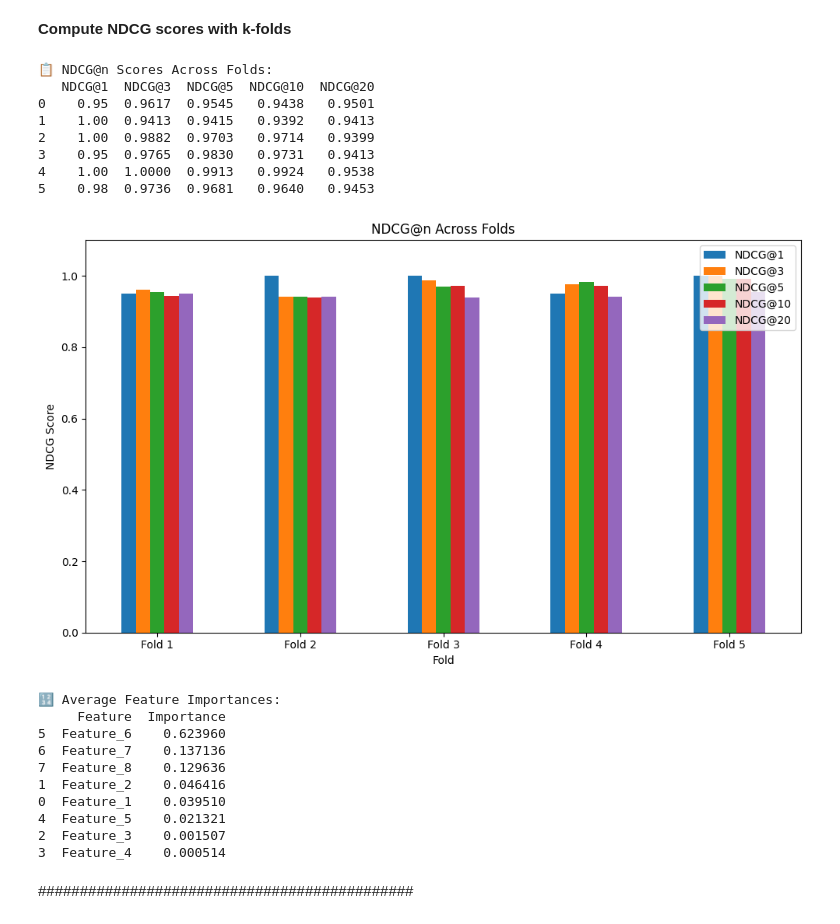
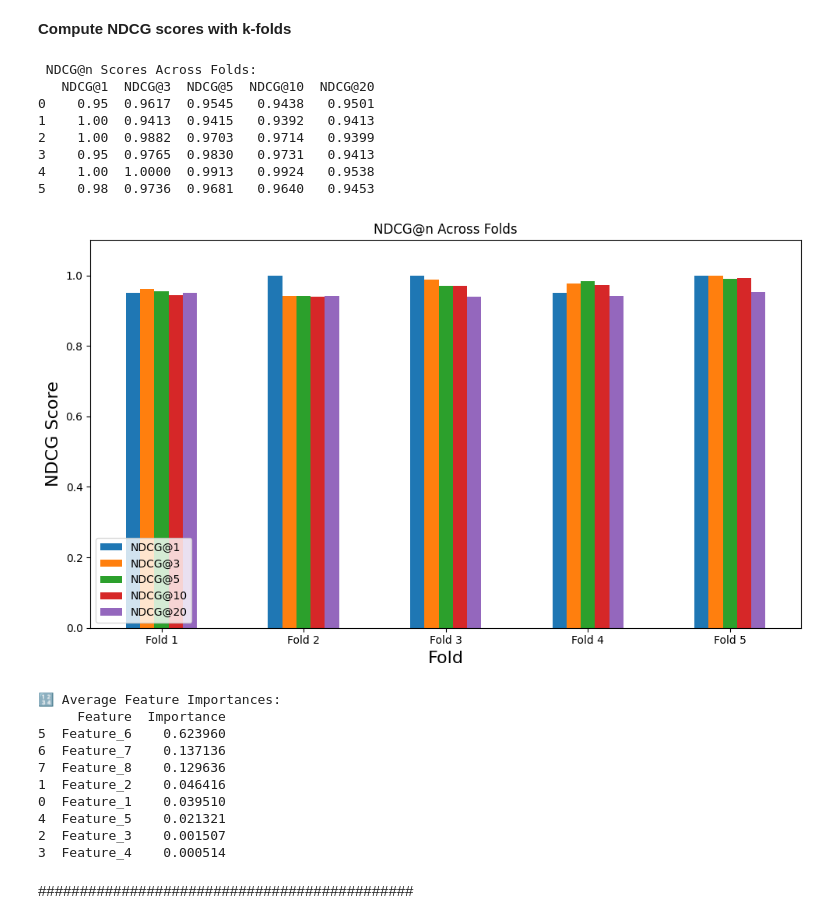
Before and after one commit to ColinDaly75/ES-Ranking, a Jupyter notebook: ltr-compute-es-search-results.ipynb, the cells around one changed output. Cells and saved outputs as stored; diff of their text form; code cells hidden in the pictures.

```diff
--- a/ltr-compute-es-search-results.ipynb
+++ b/ltr-compute-es-search-results.ipynb
@@ -82,38 +82,39 @@ results_df = pd.DataFrame(results)
 avg_scores = results_df.mean()
 avg_scores.name = 'Average'
 results_df = pd.concat([results_df, avg_scores.to_frame().T], ignore_index=True)
 
-print("\n📋 NDCG@n Scores Across Folds:")
+print("\n NDCG@n Scores Across Folds:")
 print(results_df.round(4))
 
 # Plot
 results_df.iloc[:-1].plot(kind='bar', figsize=(10, 6), title='NDCG@n Across Folds')
-plt.xlabel("Fold")
-plt.ylabel("NDCG Score")
+plt.xlabel("Fold", fontsize=16)
+plt.ylabel("NDCG Score",  fontsize=16)
 plt.xticks(ticks=range(len(results_df)-1), labels=[f'Fold {i+1}' for i in range(len(results_df)-1)], rotation=0)
 plt.ylim(0, 1.1)
 plt.tight_layout()
+plt.legend(loc='lower left')  # Changed legend location to lower left
 plt.show()
 
 # Feature Importances
 avg_feature_importances = np.mean(feature_importances, axis=0)
 feature_df = pd.DataFrame({
     'Feature': [f'Feature_{i+1}' for i in range(len(avg_feature_importances))],
     'Importance': avg_feature_importances
 }).sort_values(by='Importance', ascending=False)
 
 print("\n🔢 Average Feature Importances:")
 print(feature_df)
 # %% [output]
-📋 NDCG@n Scores Across Folds:
+ NDCG@n Scores Across Folds:
    NDCG@1  NDCG@3  NDCG@5  NDCG@10  NDCG@20
 0    0.95  0.9617  0.9545   0.9438   0.9501
 1    1.00  0.9413  0.9415   0.9392   0.9413
 2    1.00  0.9882  0.9703   0.9714   0.9399
 3    0.95  0.9765  0.9830   0.9731   0.9413
 4    1.00  1.0000  0.9913   0.9924   0.9538
 5    0.98  0.9736  0.9681   0.9640   0.9453
-[figure, old version]
+[figure, new version]
 🔢 Average Feature Importances:
      Feature  Importance
 5  Feature_6    0.623960
```
